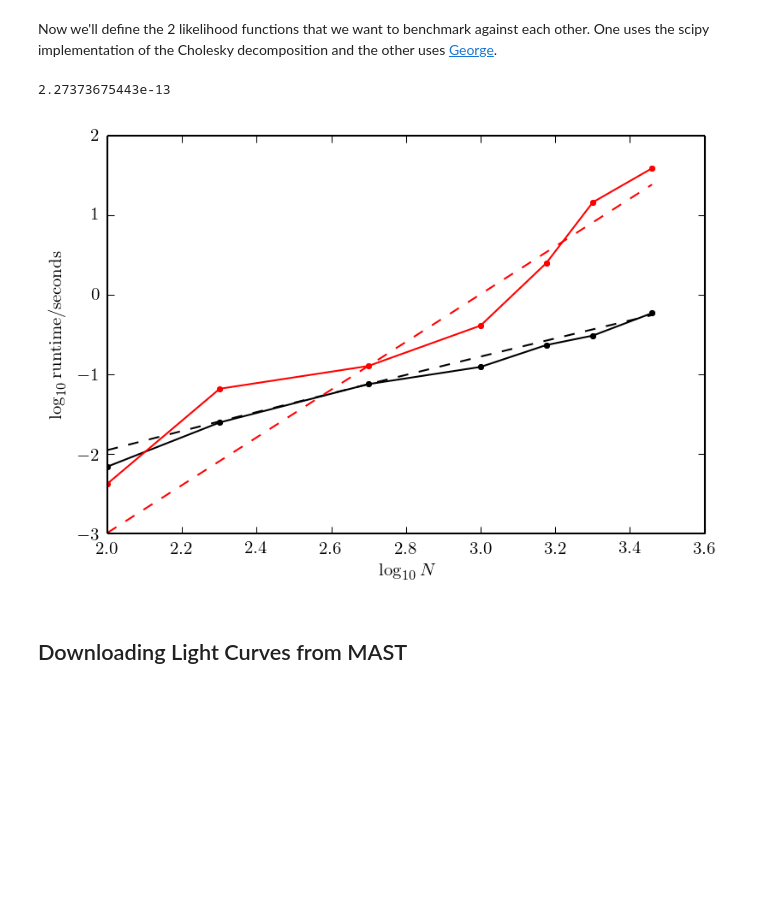
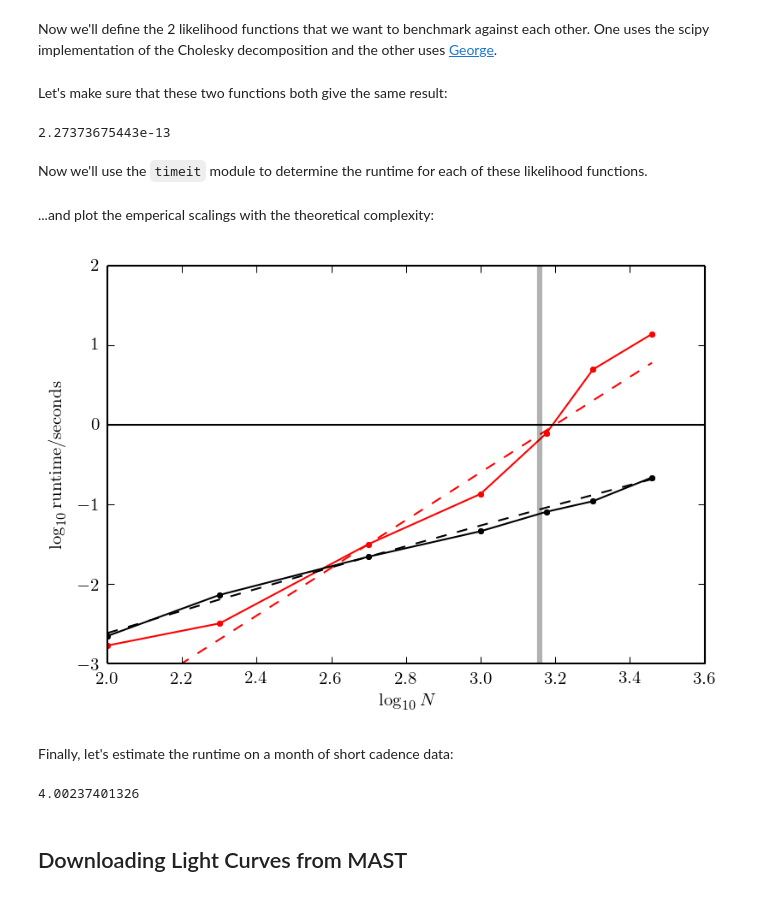
Before and after one commit to dfm/gp, a Jupyter notebook: 02 Kepler Scale Datasets.ipynb, the cells around one changed output. Cells and saved outputs as stored; diff of their text form; code cells hidden in the pictures; blank space fills up the shorter version.

Commit message:
ummm learn how to use timeit dummy

```diff
--- a/02 Kepler Scale Datasets.ipynb
+++ b/02 Kepler Scale Datasets.ipynb
@@ -47,34 +47,47 @@ def george_lnlike(x, y, yerr, lna, lns):
     gp = george.GaussianProcess(kernel, tol=1e-12, nleaf=100)
     gp.compute(x, yerr)
     return gp.lnlikelihood(y)
+# %% [markdown]
+Let's make sure that these two functions both give the same result:
 # %%
 print(george_lnlike(x[:100], y[:100], yerr[:100], np.log(a), np.log(s))
       -simple_gp_lnlike(x[:100], y[:100], yerr[:100], np.log(a), np.log(s)))
 # %% [output]
 2.27373675443e-13
+# %% [markdown]
+Now we'll use the `timeit` module to determine the runtime for each of these likelihood functions.
 # %%
 ns = np.array([100, 200, 500, 1000, 1500, 2000, len(x)], dtype=int)
 george_ts = np.empty(len(ns))
 scipy_ts = np.empty(len(ns))
+N = 3
 for i, n in enumerate(ns):
     george_ts[i] = timeit.timeit("george_lnlike(x[:{0}], y[:{0}], yerr[:{0}], {1}, {2})"
                                  .format(n, np.log(a), np.log(s)),
                                  setup="from __main__ import george_lnlike, x, y, yerr",
-                                 number=3)
+                                 number=N) / N
     scipy_ts[i] = timeit.timeit("simple_gp_lnlike(x[:{0}], y[:{0}], yerr[:{0}], {1}, {2})"
                                  .format(n, np.log(a), np.log(s)),
                                  setup="from __main__ import simple_gp_lnlike, x, y, yerr",
-                                 number=3)
+                                 number=N) / N
+# %% [markdown]
+...and plot the emperical scalings with the theoretical complexity:
 # %%
-pl.plot(np.log10(ns), np.log10(george_ts), "-k")
-pl.plot(np.log10(ns), np.log10(george_ts), ".k")
-pl.plot(np.log10(ns), np.log10(ns * np.log(ns) * george_ts[2] / (ns[2]*np.log(ns[2]))), "--k")
 pl.plot(np.log10(ns), np.log10(scipy_ts), "-r")
 pl.plot(np.log10(ns), np.log10(scipy_ts), ".r")
 pl.plot(np.log10(ns), np.log10(ns ** 3 * scipy_ts[2] / (ns[2]**3)), "--r")
+pl.gca().axvline(np.log10(2*24*30), color="k", alpha=0.3, lw=3)
+pl.gca().axhline(0, color="k")
 pl.ylim(-3, 2)
 pl.ylabel(r"$\log_{10} \mathrm{runtime} / \mathrm{seconds}$")
 pl.xlabel(r"$\log_{10} N$")
+pl.savefig("figures/scaling-synthetic-naive.pdf");
+
+pl.plot(np.log10(ns), np.log10(george_ts), "-k")
+pl.plot(np.log10(ns), np.log10(george_ts), ".k")
+pl.plot(np.log10(ns), np.log10(ns * np.log(ns)**2 * george_ts[2] / (ns[2]*np.log(ns[2])**2)), "--k")
 pl.savefig("figures/scaling-synthetic.pdf");
 # %% [output]
-[figure, old version]
+[figure, new version]
+# %% [markdown]
+Finally, let's estimate the runtime on a month of short cadence data:
@@ -81,3 +98,10 @@ pl.savefig("figures/scaling-synthetic.pdf");
+# %%
+N = 3
+t = timeit.timeit("george_lnlike(x_test, y_test, yerr_test, {0}, {1})".format(np.log(a), np.log(s)),
+                  setup="from __main__ import george_lnlike, x_test, y_test, yerr_test", number=N) / N
+print(t)
+# %% [output]
+4.00237401326
 # %% [markdown]
 ## Downloading Light Curves from MAST
 # %% [markdown]
```
Also changed, not shown: parts of 1 cell of this notebook, 2 other files.
